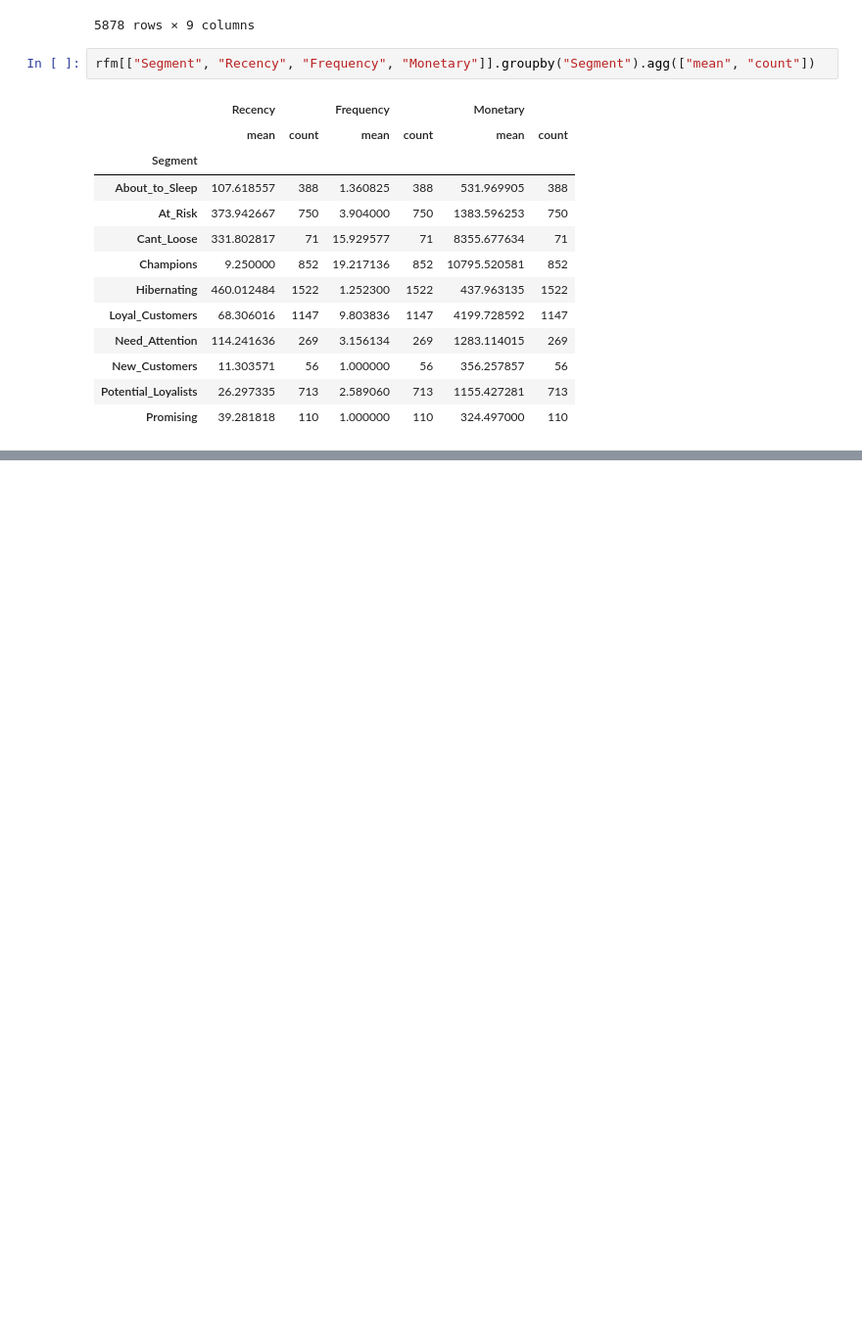
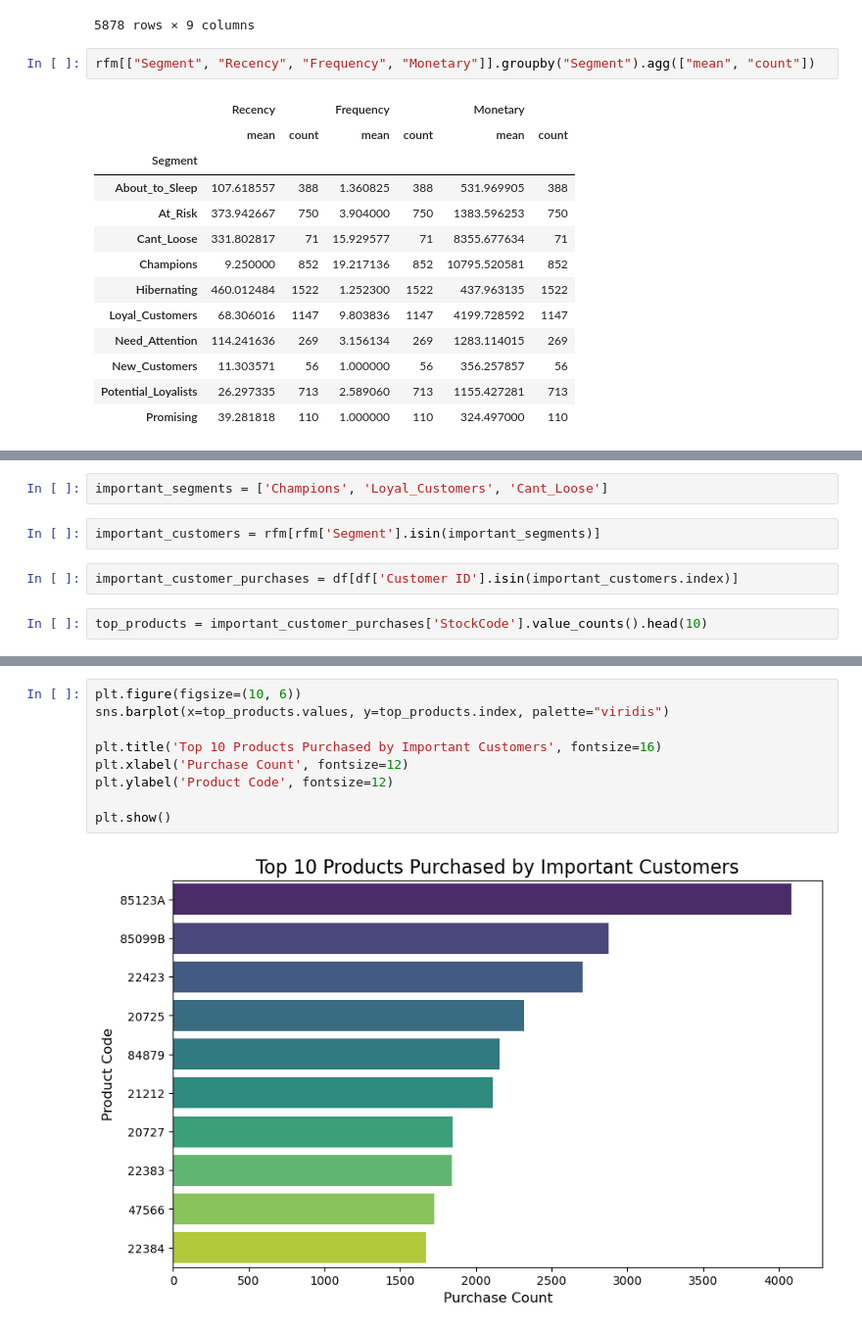
Before and after one commit to Gyuhyeon-Eom/project2, a Jupyter notebook: project2_엄규현.ipynb, the cells around one changed output, grey strips where cells are left out. Shown: that part at 98% size. Saved outputs shown, nothing was run; the diff lists cells and outputs as text; blank space fills up the shorter version.

```diff
--- a/project2_엄규현.ipynb
+++ b/project2_엄규현.ipynb
@@ -477,3 +476,11 @@ rfm[["Segment", "Recency", "Frequency", "Monetary"]].groupby("Segment").agg(["me
 | New_Customers | 11.303571 | 56 | 1 | 11.0 | 20 | 1.000000 | 56 | 1 | 1.0 | 1 | 356.257857 | ... |
 | Potential_Loyalists | 26.297335 | 713 | 1 | 24.0 | 59 | 2.589060 | 713 | 1 | 3.0 | 4 | 1155.427281 | ... |
 | Promising | 39.281818 | 110 | 22 | 38.5 | 59 | 1.000000 | 110 | 1 | 1.0 | 1 | 324.497000 | ... |
+# %%
+important_segments = ['Champions', 'Loyal_Customers', 'Cant_Loose']
+# %%
+important_customers = rfm[rfm['Segment'].isin(important_segments)]
+# %%
+important_customer_purchases = df[df['Customer ID'].isin(important_customers.index)]
+# %%
+top_products = important_customer_purchases['StockCode'].value_counts().head(10)
@@ -479,0 +502,11 @@ rfm[["Segment", "Recency", "Frequency", "Monetary"]].groupby("Segment").agg(["me
+# %%
+plt.figure(figsize=(10, 6))
+sns.barplot(x=top_products.values, y=top_products.index, palette="viridis")
+
+plt.title('Top 10 Products Purchased by Important Customers', fontsize=16)
+plt.xlabel('Purchase Count', fontsize=12)
+plt.ylabel('Product Code', fontsize=12)
+
+plt.show()
+# %% [output]
+[figure, added]
```
Also changed, not shown: parts of 2 cells of this notebook.
